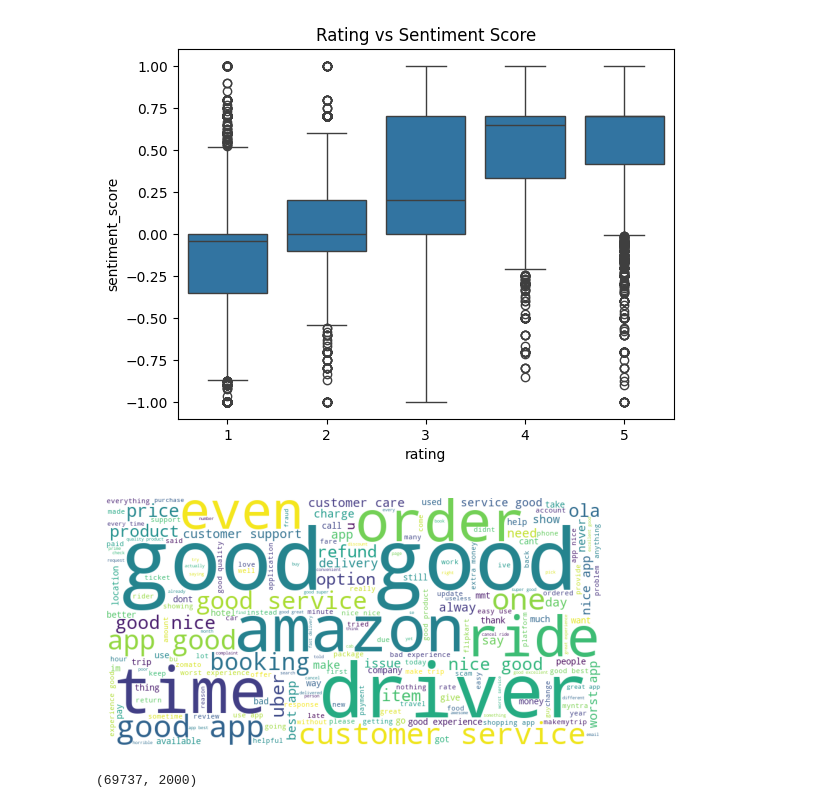
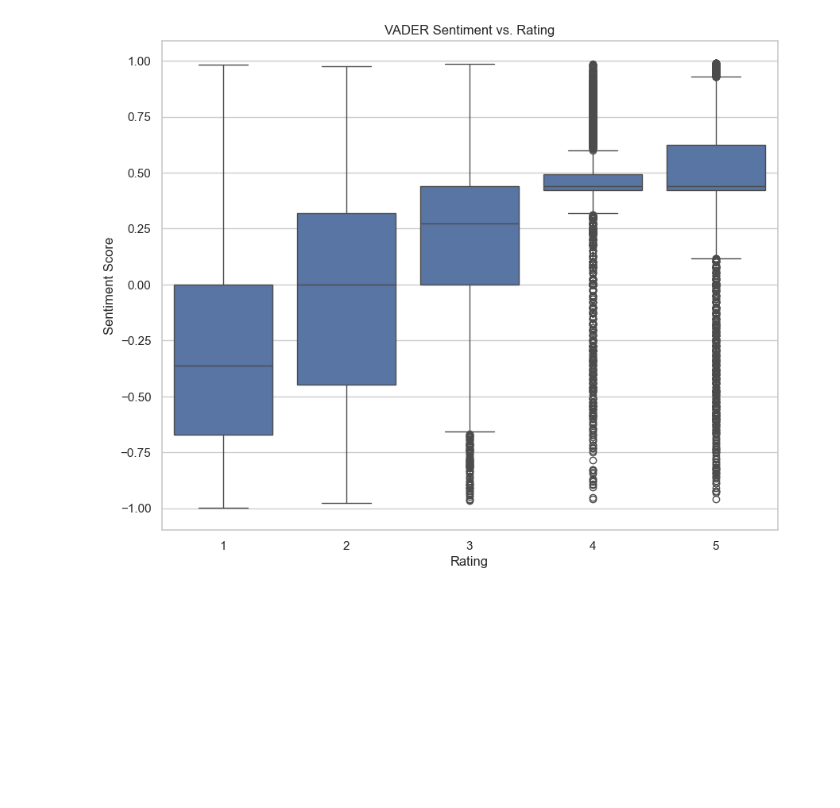
Before and after one commit to Madhav-Sreejith/Fake-Review-Detection, a Jupyter notebook: notebooks/03_Sentiment_Analysis.ipynb, the cells around one changed output. Saved outputs shown, nothing was run; the diff lists cells and outputs as text; code cells hidden in the pictures; blank space fills up the shorter version.

Commit message:
Completed the Sentimental Analysis

```diff
--- a/notebooks/03_Sentiment_Analysis.ipynb
+++ b/notebooks/03_Sentiment_Analysis.ipynb
@@ -66,6 +41,8 @@ df['word_count'] = df['review_text'].str.split().str.len()
 # %%
-def get_sentiment(text):
+df["review_text"] = df["review_text"].astype(str)
 
+def get_textblob_sentiment(text):
     return TextBlob(text).sentiment.polarity
 
-df['sentiment_score'] = df['clean_review'].apply(get_sentiment)
+print("Calculating TextBlob sentiment...")
+df["textblob_sentiment"] = df["review_text"].apply(get_textblob_sentiment)
@@ -72,11 +50,0 @@ df['sentiment_score'] = df['clean_review'].apply(get_sentiment)
-# %%
-def sentiment_label(score):
-
-    if score > 0:
-        return "Positive"
-    elif score < 0:
-        return "Negative"
-    else:
-        return "Neutral"
-
-df['sentiment_label'] = df['sentiment_score'].apply(sentiment_label)
@@ -88,0 +54,8 @@ plt.show()
+# %%
+sid = SentimentIntensityAnalyzer()
+
+def get_vader_sentiment(text):
+    return sid.polarity_scores(text)["compound"]
+
+print("Calculating VADER sentiment...")
+df["vader_sentiment"] = df["review_text"].apply(get_vader_sentiment)
@@ -88,0 +67,12 @@ plt.show()
+# %%
+# Normalize rating to 0-1 scale to compare with sentiment
+# (Rating - 1) / (5 - 1) maps 1->0 and 5->1
+df["norm_rating"] = (df["rating"] - 1) / 4
+
+# Sentiment is -1 to 1, we want 0 to 1 for comparison
+df["norm_sentiment"] = (df["vader_sentiment"] + 1) / 2
+
+# Calculate absolute difference between rating and sentiment
+df["sentiment_inconsistency"] = abs(df["norm_rating"] - df["norm_sentiment"])
+
+print("Calculated sentiment-rating inconsistency.")
@@ -89,28 +91,9 @@ plt.show()
 # %%
-sns.boxplot(x='rating', y='sentiment_score', data=df)
-plt.title("Rating vs Sentiment Score")
+plt.figure(figsize=(10, 8))
+sns.boxplot(x="rating", y="vader_sentiment", data=df)
+plt.title("VADER Sentiment vs. Rating")
+plt.xlabel("Rating")
+plt.ylabel("Sentiment Score")
 plt.show()
 # %% [output]
-[figure, old version]
+[figure, new version]
-# %%
-text = " ".join(df['clean_review'])
-
-wordcloud = WordCloud(
-    width=800,
-    height=400,
-    background_color='white'
-).generate(text)
-
-plt.imshow(wordcloud)
-plt.axis("off")
-plt.show()
-# %% [output]
-[figure, removed]
-# %%
-vectorizer = TfidfVectorizer(max_features=2000)
-
-tfidf_matrix = vectorizer.fit_transform(df['clean_review'])
-
-tfidf_matrix.shape
-# %% [output]
-(69737, 2000)
```
Also changed, not shown: parts of 21 cells of this notebook, 2 other files.
